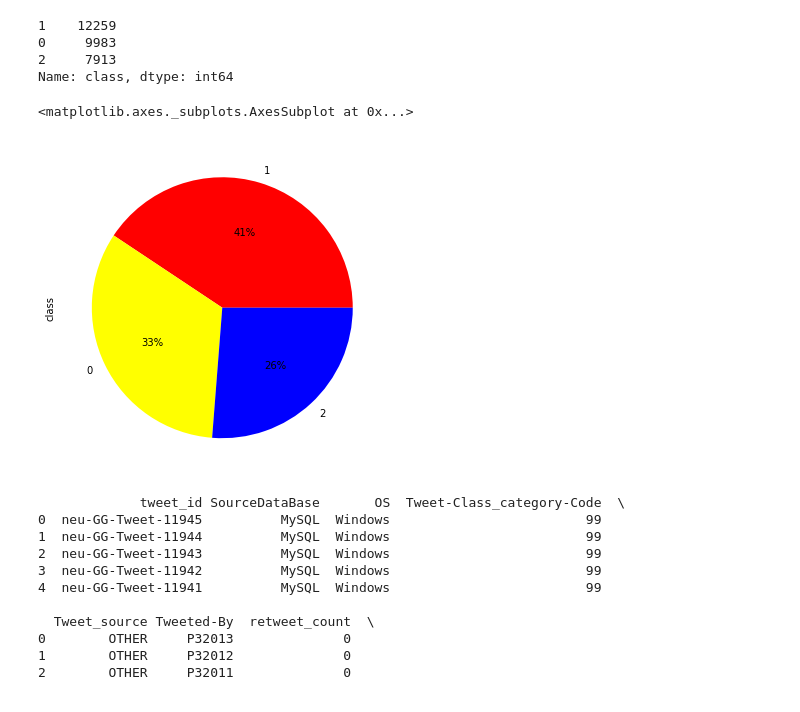
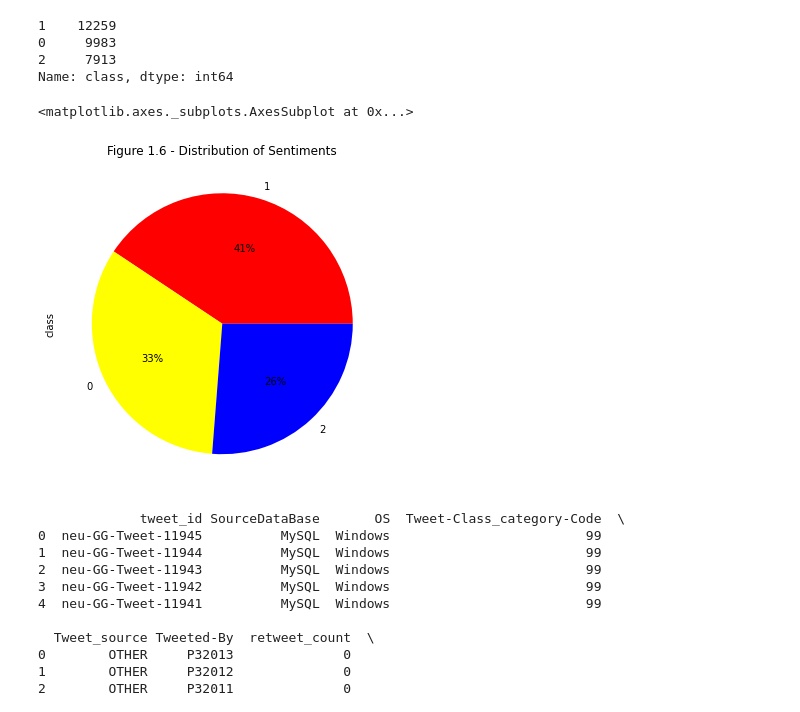
Before and after one commit to Nithesh-b/Twitter_Sentiment, a Jupyter notebook: Step1_PreProcessing_Group33_Twitter_Sentiment_Analysis.ipynb, the cells around one changed output. Cells and saved outputs as stored; diff of their text form; code cells hidden in the pictures.

```diff
--- a/Step1_PreProcessing_Group33_Twitter_Sentiment_Analysis.ipynb
+++ b/Step1_PreProcessing_Group33_Twitter_Sentiment_Analysis.ipynb
@@ -158,3 +158,5 @@ tweets_original_df = tweets_original_df.dropna(subset=["Tweet"])
+# %%
+tweets_original_df.drop_duplicates(subset ="tweet_id", keep = False, inplace = True)
 # %% [markdown]
 ### 5. Filling Null Tweet Source and Tweet By columns
 # %%
@@ -287,10 +309,10 @@ tweets_original_df["class"].value_counts()
 2     7913
 Name: class, dtype: int64
 # %%
-tweets_original_df["class"].value_counts().plot(kind='pie', autopct='%1.0f%%', colors=["red", "yellow", "blue"])
+tweets_original_df["class"].value_counts().plot(title='Figure 1.6 - Distribution of Sentiments', kind='pie', autopct='%1.0f%%', colors=["red", "yellow", "blue"])
 # %% [output]
 <matplotlib.axes._subplots.AxesSubplot at 0x...>
-[figure, old version]
+[figure, new version]
 # %%
 print(tweets_original_df.head(5))
 # %% [output]
```
Also changed, not shown: parts of 19 cells of this notebook, 3 other files.
